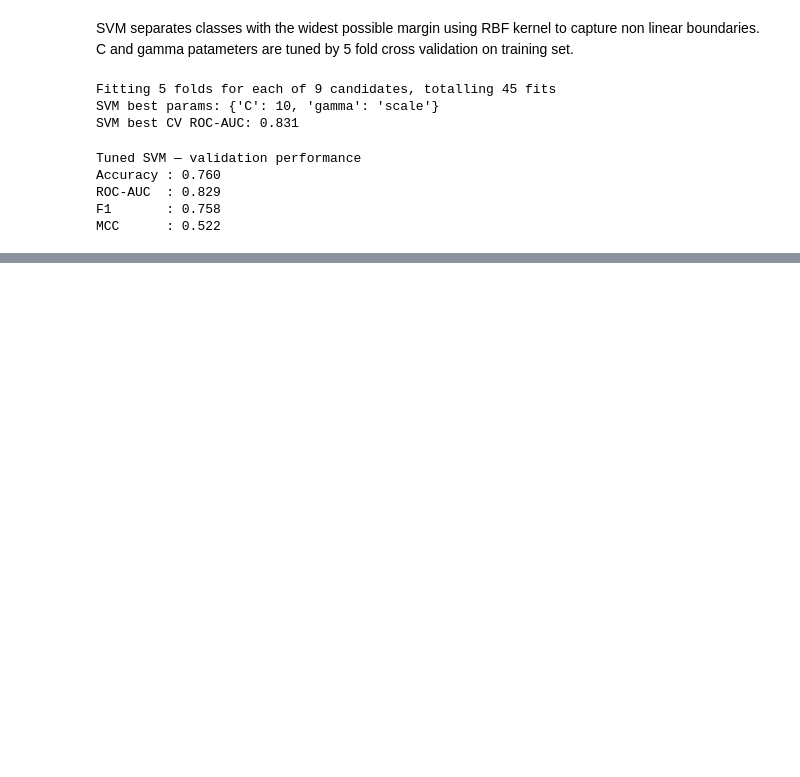
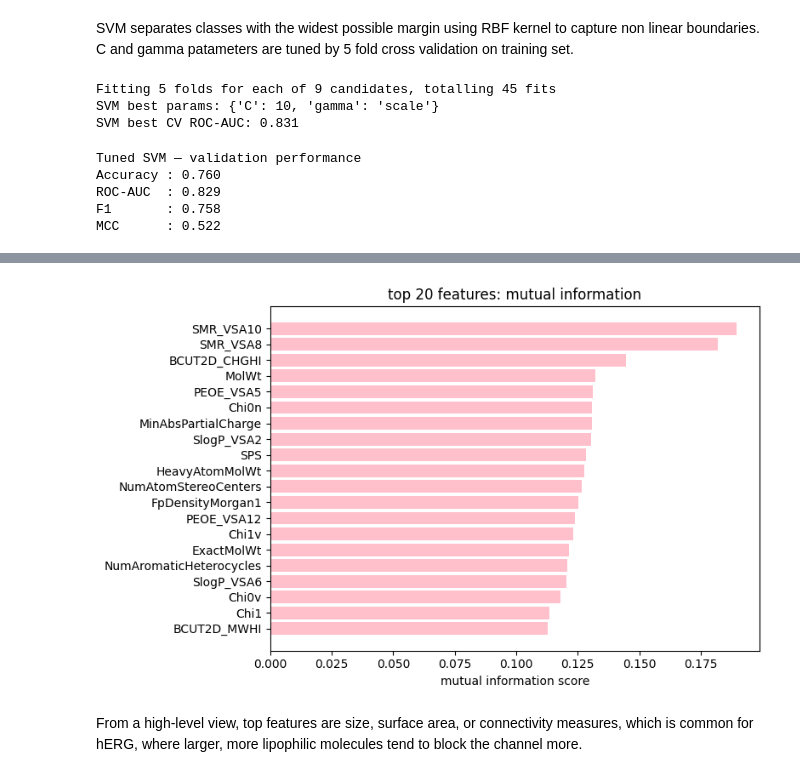
Before and after one commit to celluwee/cheminf-project, a Jupyter notebook: classification/Classification.ipynb, the cells around one changed output, grey strips where cells are left out. Drawn from its saved outputs; the diff is of its cells as text; code cells hidden in the pictures; blank space fills up the shorter version.

```diff
--- a/classification/Classification.ipynb
+++ b/classification/Classification.ipynb
@@ -233,0 +380,11 @@ MCC      : 0.522
+# %%
+from tqdm import tqdm
+from sklearn.metrics import log_loss, roc_auc_score
+
+n_estimators_grid = range(1, 300, 10)
+
+#will use just training and validation for the plots
+feature_sets = {
+    'rdkit': (Xtr_sel, Xva_sel),
+    'morgan': (Xtr_morsel, Xva_morsel),
+}
@@ -233,0 +613,14 @@ MCC      : 0.522
+# %%
+mi_scores = mi.scores_
+top = np.argsort(mi_scores)[::-1][:20]
+
+plt.figure(figsize=(8, 5))
+plt.barh([str(desc_names[i]) for i in top][::-1], mi_scores[top][::-1], color='pink')
+plt.xlabel("mutual information score")
+plt.title("top 20 features: mutual information")
+plt.tight_layout()
+plt.show()
+# %% [output]
+[figure, added]
+# %% [markdown]
+From a high-level view, top features are size, surface area, or connectivity measures, which is common for hERG, where larger, more lipophilic molecules tend to block the channel more.
```
Also changed, not shown: parts of 50 cells of this notebook.
